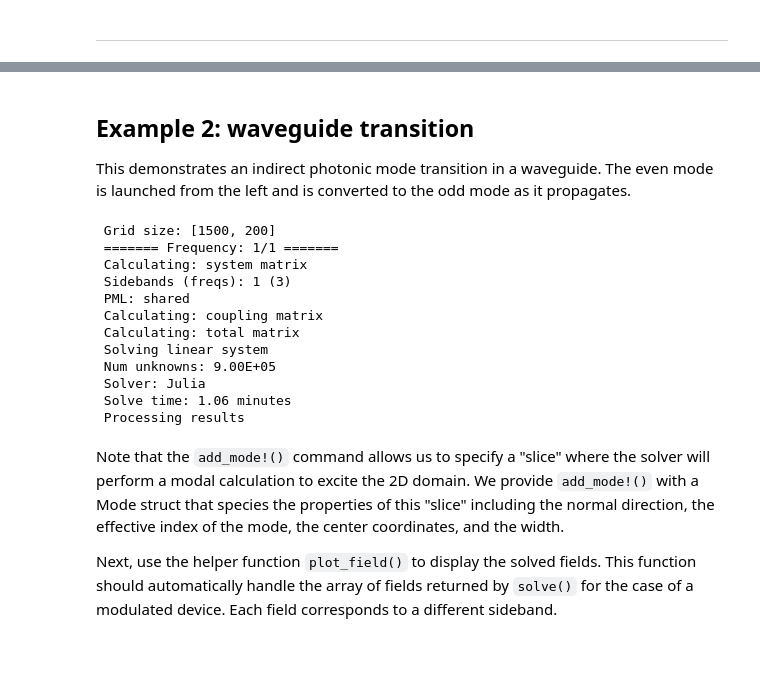
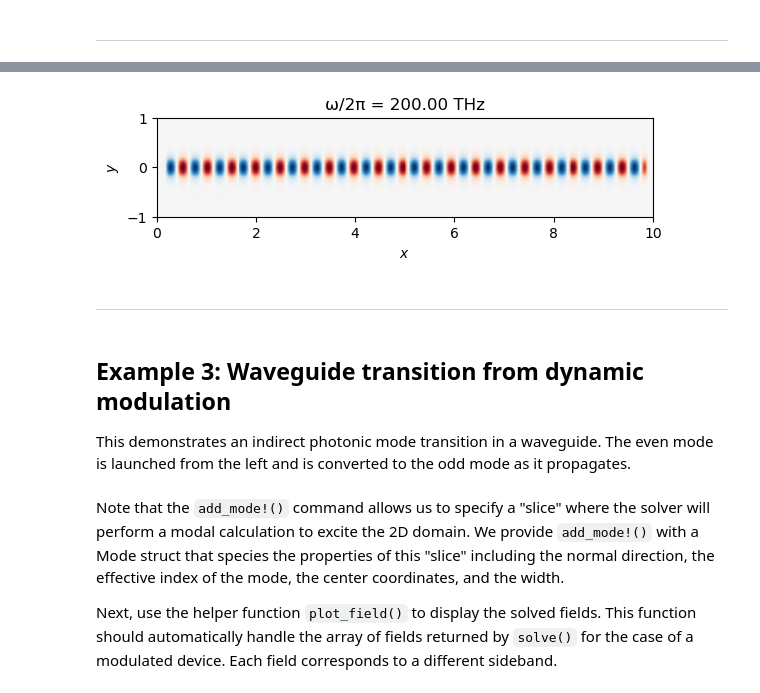
Before and after one commit to fancompute/FDFD.jl, a Jupyter notebook: Examples_FDFD_jl.ipynb, the cells around one changed output, grey strips where cells are left out. Saved outputs shown, nothing was run; the diff lists cells and outputs as text; code cells hidden in the pictures; blank space fills up the shorter version.

Commit message:
Updated README Updated examples notebook

```diff
--- a/Examples_FDFD_jl.ipynb
+++ b/Examples_FDFD_jl.ipynb
@@ -37,5 +51,16 @@ plot_field(field_dipole, funcz=real);
+# %%
+grd = Grid(0.02, [15, 10], [0.0, 10.0], [-1.0, 1.0]);
+dev = Device(grd, 2*π*200e12);
+setup_ϵᵣ!(dev, [Box([5.0, 0.0, 0.0], [Inf, 0.3, Inf], eye(3), 12)])
+add_mode!(dev, Mode(TM, x̂, 3.5, [1.0 0], 0.8));
+field = solve(dev);
+plot_field(field);
+# %% [output]
+[figure, added]
+# %% [markdown]
+---
 # %% [markdown]
-## Example 2: waveguide transition
+## Example 3: Waveguide transition from dynamic modulation
 This demonstrates an indirect photonic mode transition in a waveguide. The even mode is launched from the left and is converted to the odd mode as it propagates.
 # %%
 grid1 = Grid(0.01, [15 10], [0.0 15.0], [-1.0 1.0]);
@@ -50,22 +75,9 @@ modulation_function(x,y) = exp.(1im*q*x);
 
 setup_ϵᵣ!(dev1, region_wg, 12.25);
 setup_Δϵᵣ!(dev1, region_modulation, modulation_function);
-add_mode!(dev1, Mode(TM, DirectionX, 3.5, [0.2, 0], 4*a));
+add_mode!(dev1, Mode(TM, x̂, 3.5, [0.2, 0], 4*a));
 
 field_transition = solve(dev1);
-# %% [output]
- Grid size: [1500, 200]
- ======= Frequency: 1/1 =======
- Calculating: system matrix
- Sidebands (freqs): 1 (3)
- PML: shared
- Calculating: coupling matrix
- Calculating: total matrix
- Solving linear system
- Num unknowns: 9.00E+05
- Solver: Julia
- Solve time: 1.06 minutes
- Processing results
 # %% [markdown]
 Note that the `add_mode!()` command allows us to specify a "slice" where the solver will perform a modal calculation to excite the 2D domain. We provide `add_mode!()` with a Mode struct that species the properties of this "slice" including the normal direction, the effective index of the mode, the center coordinates, and the width.
 
```
Also changed, not shown: parts of 21 cells of this notebook, 1 other file.
